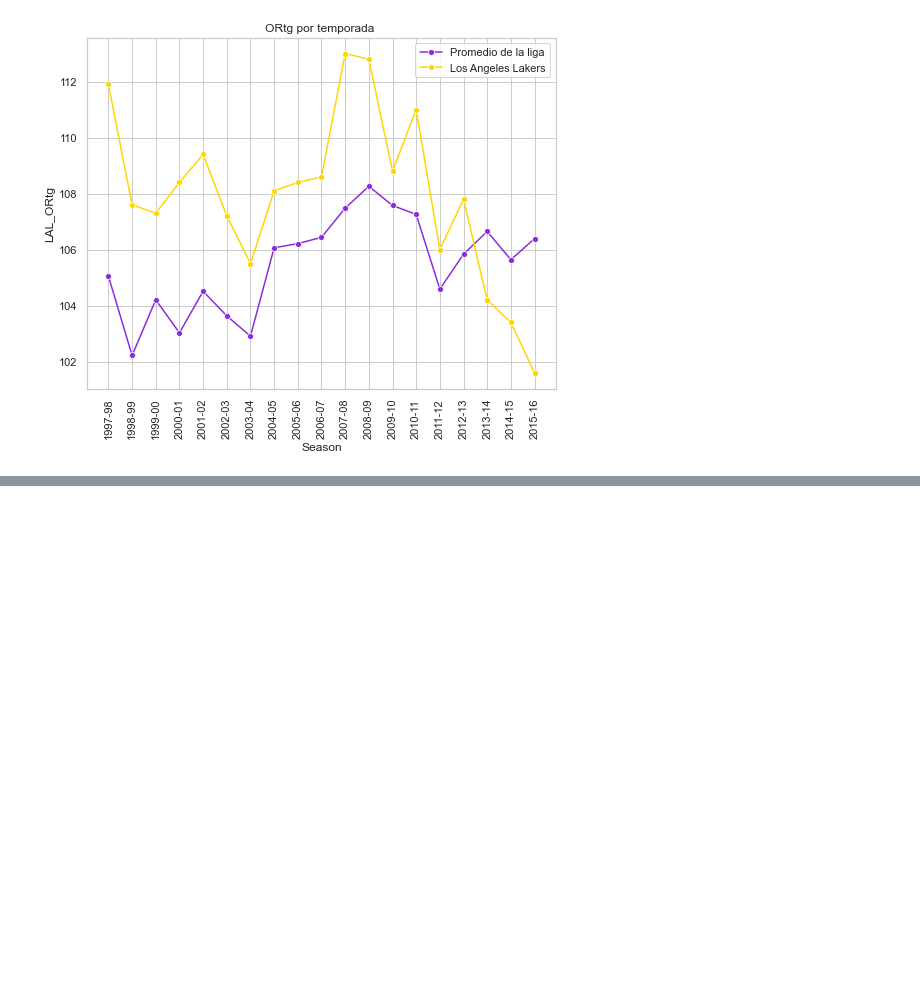
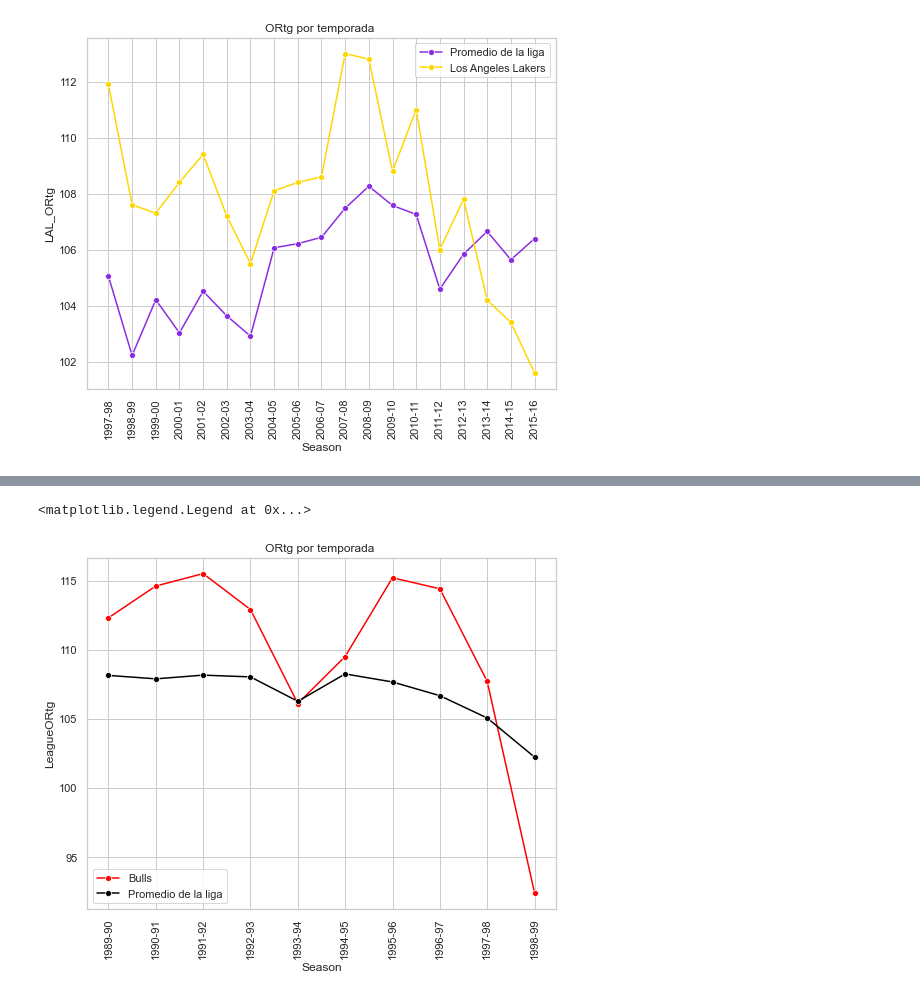
Before and after one commit to pablolopez2733/9plus6, a Jupyter notebook: TriangleOffense/OffensiveRatings.ipynb, the cells around one changed output, grey strips where cells are left out. Drawn from its saved outputs; the diff is of its cells as text; code cells hidden in the pictures; blank space fills up the shorter version.

Commit message:
Bulls plot ready

```diff
--- a/TriangleOffense/OffensiveRatings.ipynb
+++ b/TriangleOffense/OffensiveRatings.ipynb
@@ -111,0 +151,3 @@ df9099=pd.read
+# %%
+bulls=df8999[((df8999['Tm'] == 'CHI*') | (df8999['Tm'] == 'CHI'))]
+bulls
@@ -111,0 +167,3 @@ df9099=pd.read
+# %%
+bullsORTG = bulls[['Season', 'ORtg']].copy()
+bullsORTG
@@ -111,0 +182,4 @@ df9099=pd.read
+# %%
+df_outer = pd.merge(bullsORTG, teamsOrtg2, on='Season')
+
+df_outer
@@ -111,0 +198,3 @@ df9099=pd.read
+# %%
+df_outer.rename(columns={'ORtg_x':'BullsORtg', 'ORtg_y':'LeagueORtg'}, inplace=True)
+df_outer
@@ -111,0 +213,12 @@ df9099=pd.read
+# %%
+rcParams['figure.figsize'] = 8.4,6.46
+xlabels=df_outer["Season"]
+ax = sns.lineplot(x="Season", y="BullsORtg", data=df_outer,marker='o',color='red',label="Bulls")
+ax = sns.lineplot(x="Season", y="LeagueORtg", data=df_outer,marker='o',color='black',label="Promedio de la liga")
+ax.set_xticklabels(xlabels,rotation=90)
+ax.set_title('ORtg por temporada ')
+sns.set_style("whitegrid")
+ax.legend()
+# %% [output]
+<matplotlib.legend.Legend at 0x...>
+[figure, added]
```
Also changed, not shown: parts of 8 cells of this notebook.
